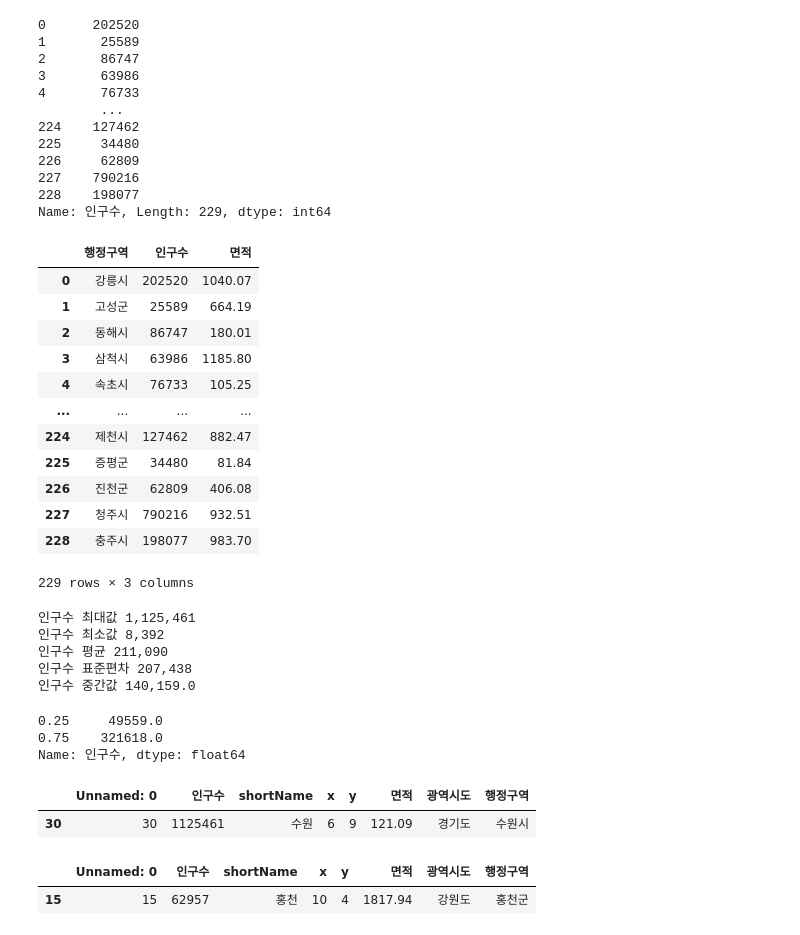
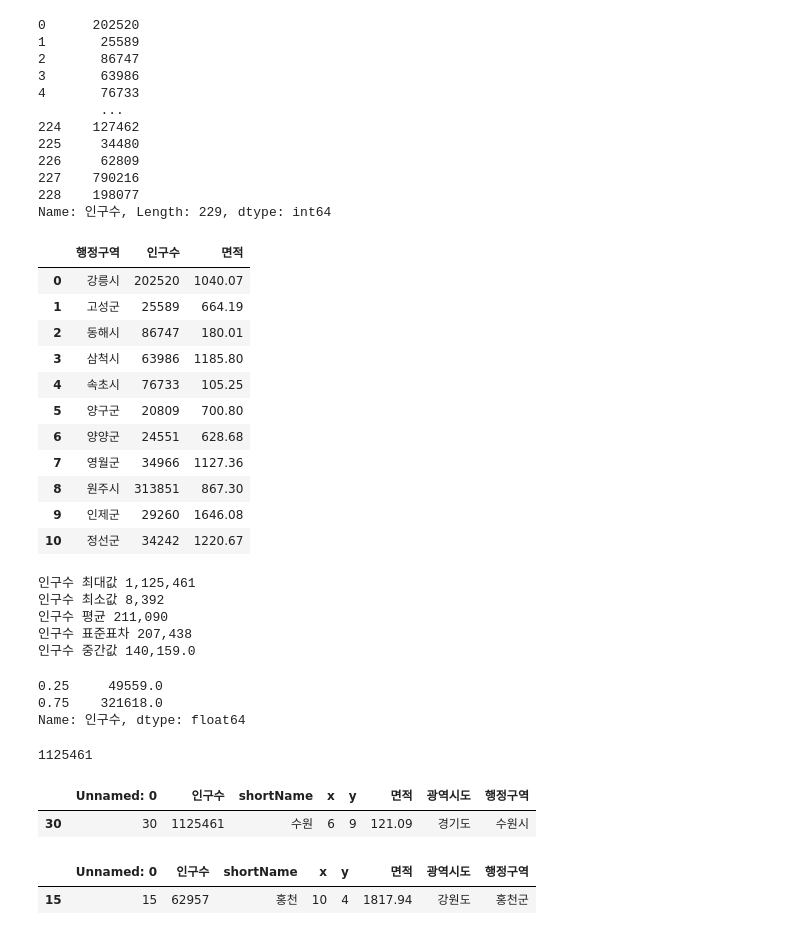
Before and after one commit to hyeonsq/Python_Webscraping_Anal, a Jupyter notebook: 03.행정구역정보_분석과시각화.ipynb, the cells around one changed output. Saved outputs shown, nothing was run; the diff lists cells and outputs as text; code cells hidden in the pictures.

```diff
--- a/03.행정구역정보_분석과시각화.ipynb
+++ b/03.행정구역정보_분석과시각화.ipynb
@@ -234,27 +234,35 @@ data.loc[:,'인구수']
 Name: 인구수, Length: 229, dtype: int64
 # %%
 # ['행정구역','인구수','면적'] 컬럼의 데이터 출력
+data[['행정구역','인구수','면적']]
-# %% [output]
-|  | 행정구역 | 인구수 | 면적 |
-| 0 | 강릉시 | 202520 | 1040.07 |
-| 1 | 고성군 | 25589 | 664.19 |
-| 2 | 동해시 | 86747 | 180.01 |
-| 3 | 삼척시 | 63986 | 1185.80 |
-| 4 | 속초시 | 76733 | 105.25 |
-| ... | ... | ... | ... |
-| 224 | 제천시 | 127462 | 882.47 |
-| 225 | 증평군 | 34480 | 81.84 |
-| 226 | 진천군 | 62809 | 406.08 |
-| 227 | 청주시 | 790216 | 932.51 |
-| 228 | 충주시 | 198077 | 983.70 |
-229 rows × 3 columns
+# %%
+data.loc[0:10,['행정구역','인구수','면적']]
+# %% [output]
+|  | 행정구역 | 인구수 | 면적 |
+| 0 | 강릉시 | 202520 | 1040.07 |
+| 1 | 고성군 | 25589 | 664.19 |
+| 2 | 동해시 | 86747 | 180.01 |
+| 3 | 삼척시 | 63986 | 1185.80 |
+| 4 | 속초시 | 76733 | 105.25 |
+| 5 | 양구군 | 20809 | 700.80 |
+| 6 | 양양군 | 24551 | 628.68 |
+| 7 | 영월군 | 34966 | 1127.36 |
+| 8 | 원주시 | 313851 | 867.30 |
+| 9 | 인제군 | 29260 | 1646.08 |
+| 10 | 정선군 | 34242 | 1220.67 |
 # %%
 # 인구수 컬럼의 집계함수
+print(f"인구수 최대값 {data['인구수'].max():,}")
+print(f"인구수 최소값 {data['인구수'].min():,}")
+print(f"인구수 평균 {round(data['인구수'].mean()):,}")
+print(f"인구수 표준표차 {round(data['인구수'].std()):,}")
+print(f"인구수 중간값 {data['인구수'].median():,}")
+data['인구수'].quantile([0.25, 0.75])
 # %% [output]
 인구수 최대값 1,125,461
 인구수 최소값 8,392
 인구수 평균 211,090
-인구수 표준편차 207,438
+인구수 표준표차 207,438
 인구수 중간값 140,159.0
 0.25     49559.0
 0.75    321618.0
@@ -262,9 +270,12 @@ Name: 인구수, dtype: float64
 # %%
 # 인구수가 가장 많은 행정구역?
 # 인구수의 최대값을 max_prop 변수에 저장
-
+max_popu = data['인구수'].max()
+print(max_popu)
 #data['인구수'] == max_prop
+data.loc[data['인구수'] == max_popu]
 # %% [output]
+1125461
 |  | Unnamed: 0 | 인구수 | shortName | x | y | 면적 | 광역시도 | 행정구역 |
 | 30 | 30 | 1125461 | 수원 | 6 | 9 | 121.09 | 경기도 | 수원시 |
 # %%
```
Also changed, not shown: parts of 12 cells of this notebook, 1 other file.
